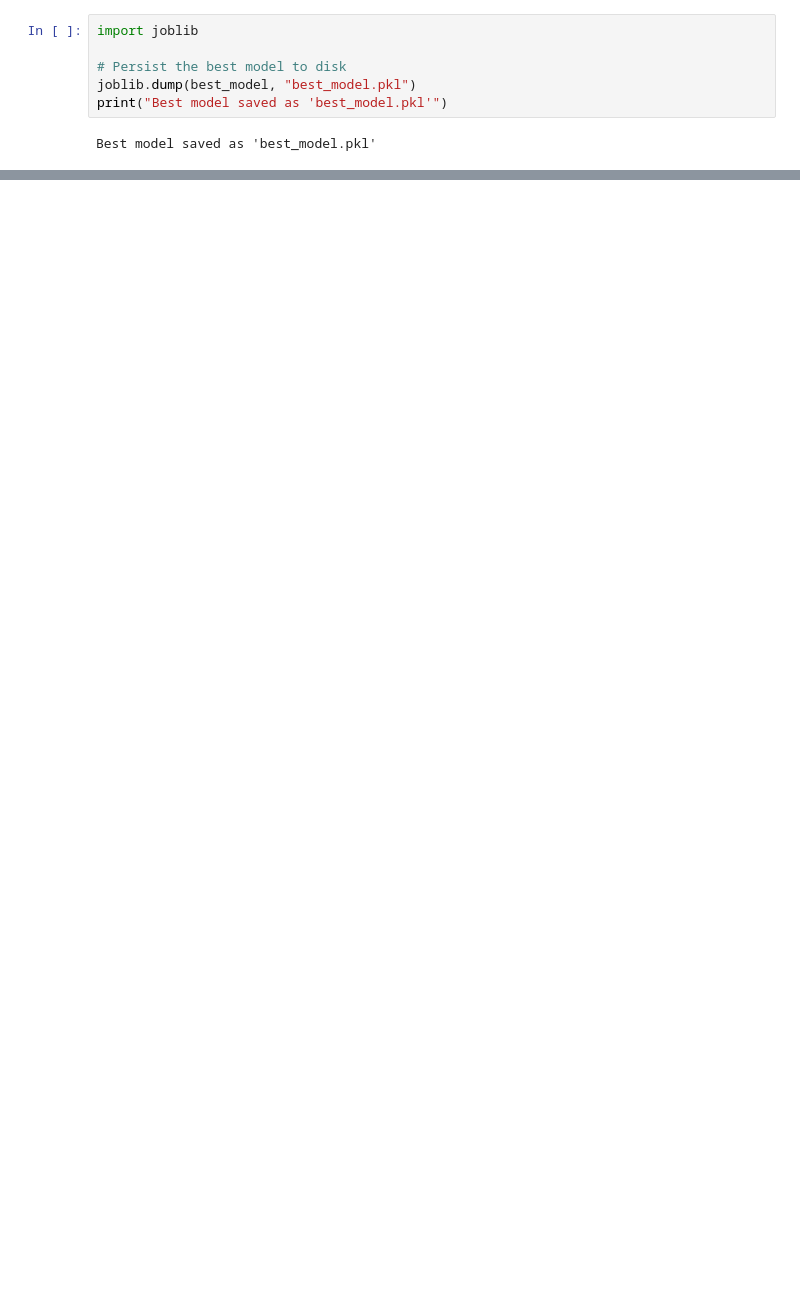
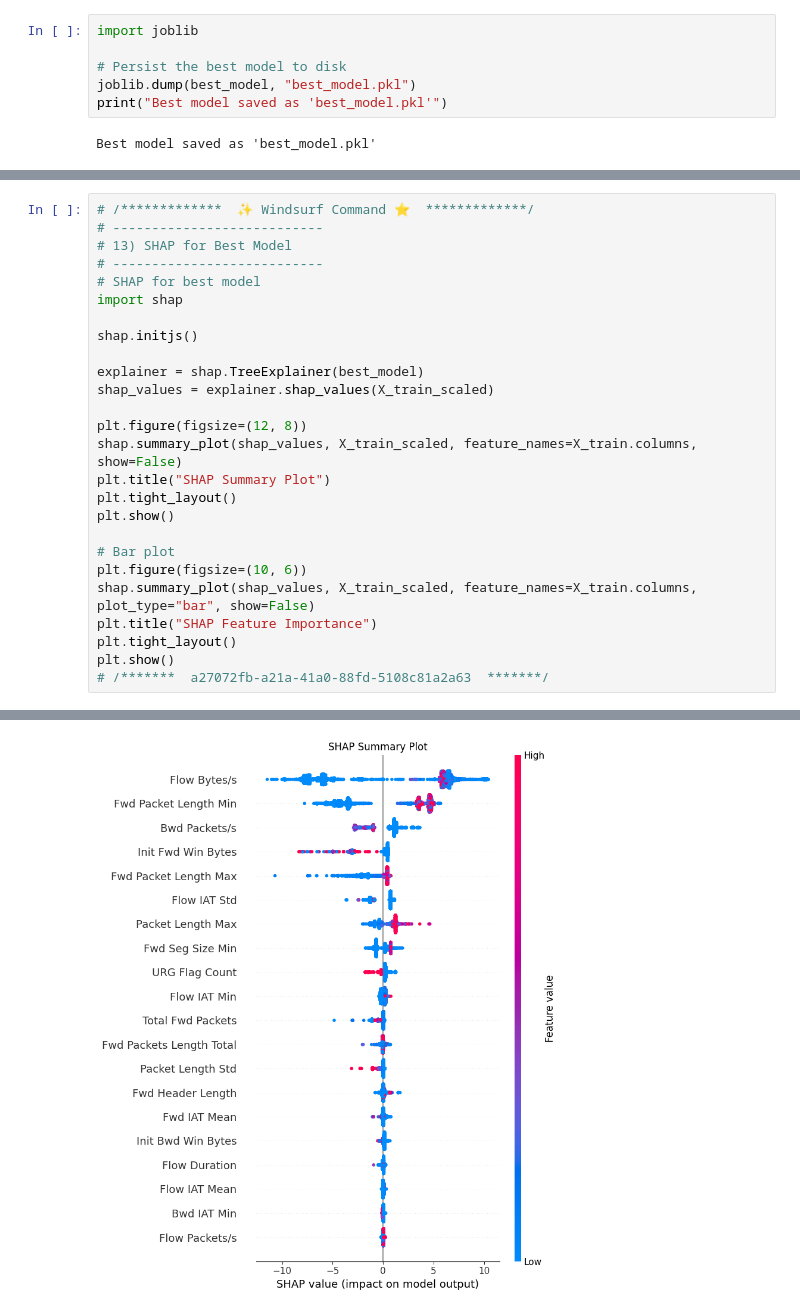
Before and after one commit to parockson/syn-fraud-attack-detection, a Jupyter notebook: modelling/notebook.ipynb, the cells around one changed output, grey strips where cells are left out. Drawn from its saved outputs; the diff is of its cells as text; blank space fills up the shorter version.

```diff
--- a/modelling/notebook.ipynb
+++ b/modelling/notebook.ipynb
@@ -866,0 +1223,27 @@ The ML pipeline reliably detects SYN Flood attacks with high accuracy and interp
+# %%
+# /*************  ✨ Windsurf Command ⭐  *************/
+# ---------------------------
+# 13) SHAP for Best Model
+# ---------------------------
+# SHAP for best model
+import shap
+
+shap.initjs()
+
+explainer = shap.TreeExplainer(best_model)
+shap_values = explainer.shap_values(X_train_scaled)
+
+plt.figure(figsize=(12, 8))
+shap.summary_plot(shap_values, X_train_scaled, feature_names=X_train.columns, show=False)
+plt.title("SHAP Summary Plot")
+plt.tight_layout()
+plt.show()
+
+# Bar plot
+plt.figure(figsize=(10, 6))
+shap.summary_plot(shap_values, X_train_scaled, feature_names=X_train.columns, plot_type="bar", show=False)
+plt.title("SHAP Feature Importance")
+plt.tight_layout()
+plt.show()
+# /*******  a27072fb-a21a-41a0-88fd-5108c81a2a63  *******/
+# %% [output]
@@ -866,0 +1251 @@ The ML pipeline reliably detects SYN Flood attacks with high accuracy and interp
+[figure, added]
```
Also changed, not shown: parts of 17 cells of this notebook, 7 other files.
